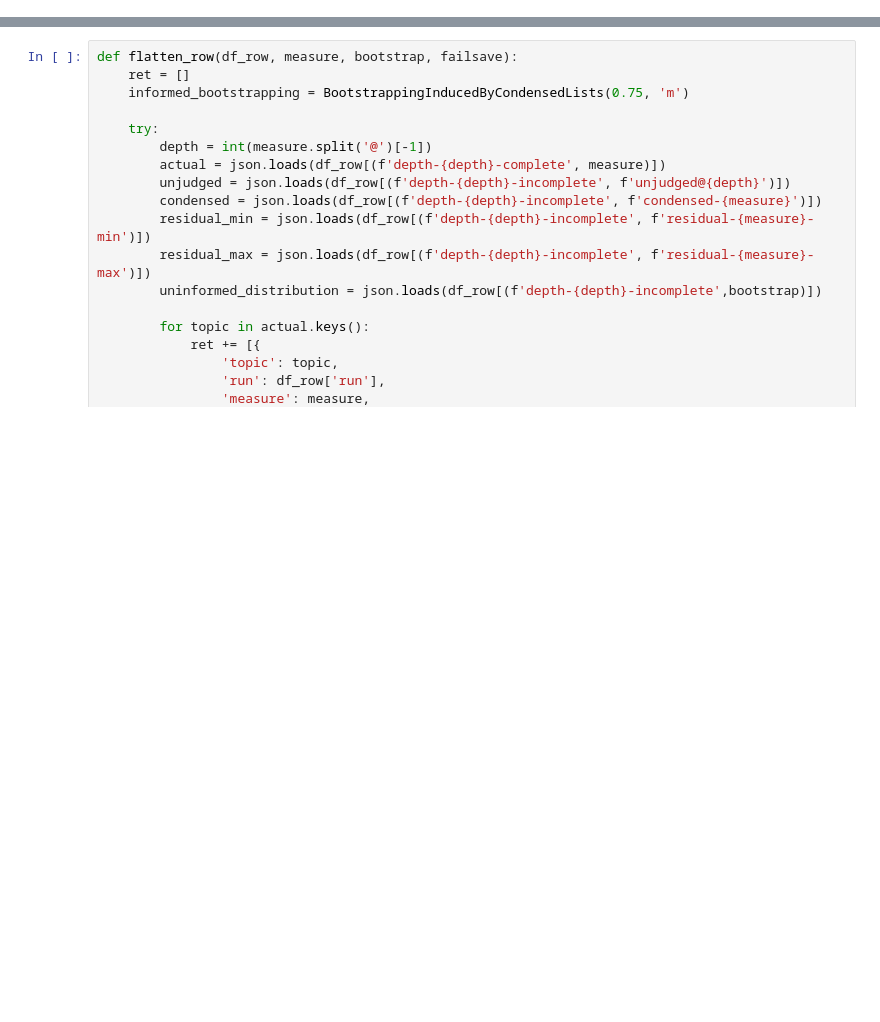
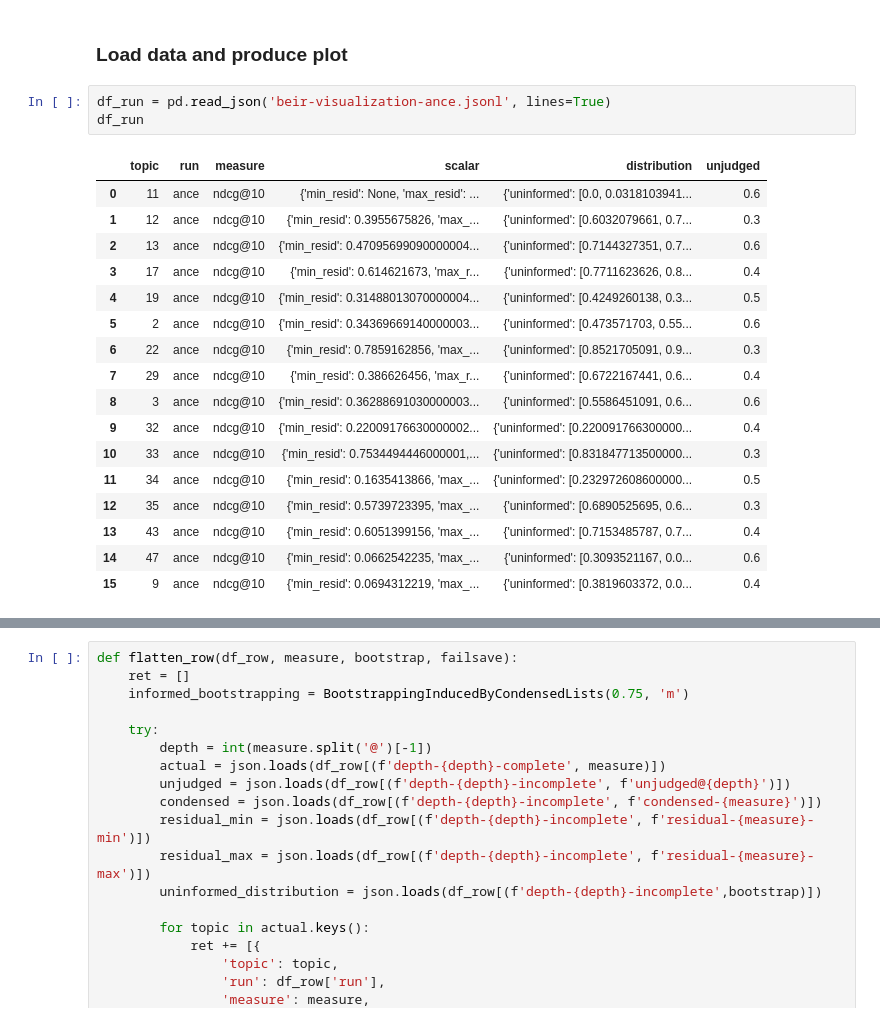
Before and after one commit to webis-de/ECIR-23, a Jupyter notebook: src/main/ipynb/visualization.ipynb, the cells around one changed output, grey strips where cells are left out. Drawn from its saved outputs; the diff is of its cells as text; blank space fills up the shorter version.

```diff
--- a/src/main/ipynb/visualization.ipynb
+++ b/src/main/ipynb/visualization.ipynb
@@ -104,3 +107,26 @@ def create_plot(data):
     )
 
     return plt
+# %% [markdown]
+### Load data and produce plot
+# %%
+df_run = pd.read_json('beir-visualization-ance.jsonl', lines=True)
+df_run
+# %% [output]
+|  | topic | run | measure | scalar | distribution | unjudged |
+| 0 | 11 | ance | ndcg@10 | {'min_resid': None, 'max_resid': ... | {'uninformed': [0.0, 0.0318103941... | 0.6 |
+| 1 | 12 | ance | ndcg@10 | {'min_resid': 0.3955675826, 'max_... | {'uninformed': [0.6032079661, 0.7... | 0.3 |
+| 2 | 13 | ance | ndcg@10 | {'min_resid': 0.47095699090000004... | {'uninformed': [0.7144327351, 0.7... | 0.6 |
+| 3 | 17 | ance | ndcg@10 | {'min_resid': 0.614621673, 'max_r... | {'uninformed': [0.7711623626, 0.8... | 0.4 |
+| 4 | 19 | ance | ndcg@10 | {'min_resid': 0.31488013070000004... | {'uninformed': [0.4249260138, 0.3... | 0.5 |
+| 5 | 2 | ance | ndcg@10 | {'min_resid': 0.34369669140000003... | {'uninformed': [0.473571703, 0.55... | 0.6 |
+| 6 | 22 | ance | ndcg@10 | {'min_resid': 0.7859162856, 'max_... | {'uninformed': [0.8521705091, 0.9... | 0.3 |
+| 7 | 29 | ance | ndcg@10 | {'min_resid': 0.386626456, 'max_r... | {'uninformed': [0.6722167441, 0.6... | 0.4 |
+| 8 | 3 | ance | ndcg@10 | {'min_resid': 0.36288691030000003... | {'uninformed': [0.5586451091, 0.6... | 0.6 |
+| 9 | 32 | ance | ndcg@10 | {'min_resid': 0.22009176630000002... | {'uninformed': [0.220091766300000... | 0.4 |
+| 10 | 33 | ance | ndcg@10 | {'min_resid': 0.7534494446000001,... | {'uninformed': [0.831847713500000... | 0.3 |
+| 11 | 34 | ance | ndcg@10 | {'min_resid': 0.1635413866, 'max_... | {'uninformed': [0.232972608600000... | 0.5 |
+| 12 | 35 | ance | ndcg@10 | {'min_resid': 0.5739723395, 'max_... | {'uninformed': [0.6890525695, 0.6... | 0.3 |
+| 13 | 43 | ance | ndcg@10 | {'min_resid': 0.6051399156, 'max_... | {'uninformed': [0.7153485787, 0.7... | 0.4 |
+| 14 | 47 | ance | ndcg@10 | {'min_resid': 0.0662542235, 'max_... | {'uninformed': [0.3093521167, 0.0... | 0.6 |
+| 15 | 9 | ance | ndcg@10 | {'min_resid': 0.0694312219, 'max_... | {'uninformed': [0.3819603372, 0.0... | 0.4 |
```
Also changed, not shown: parts of 12 cells of this notebook, 1 other file.
